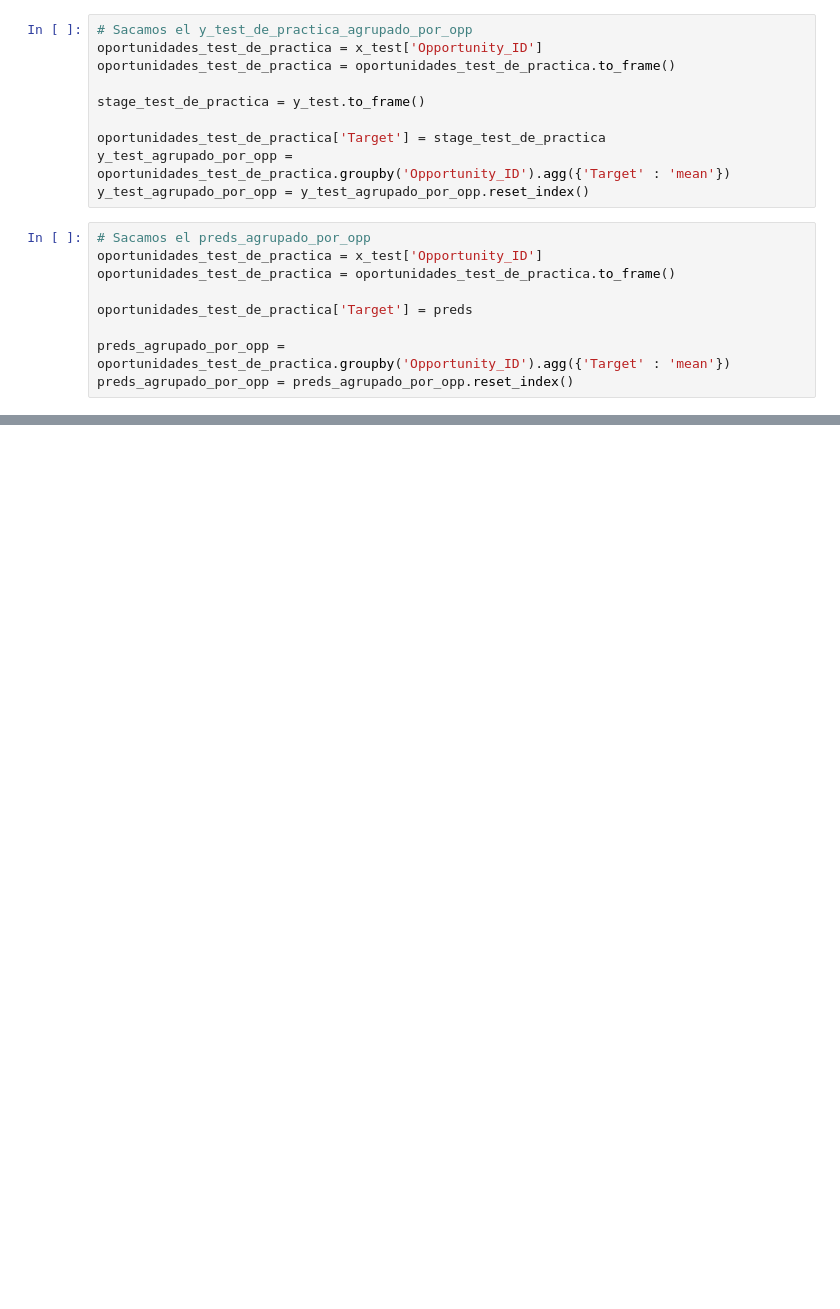
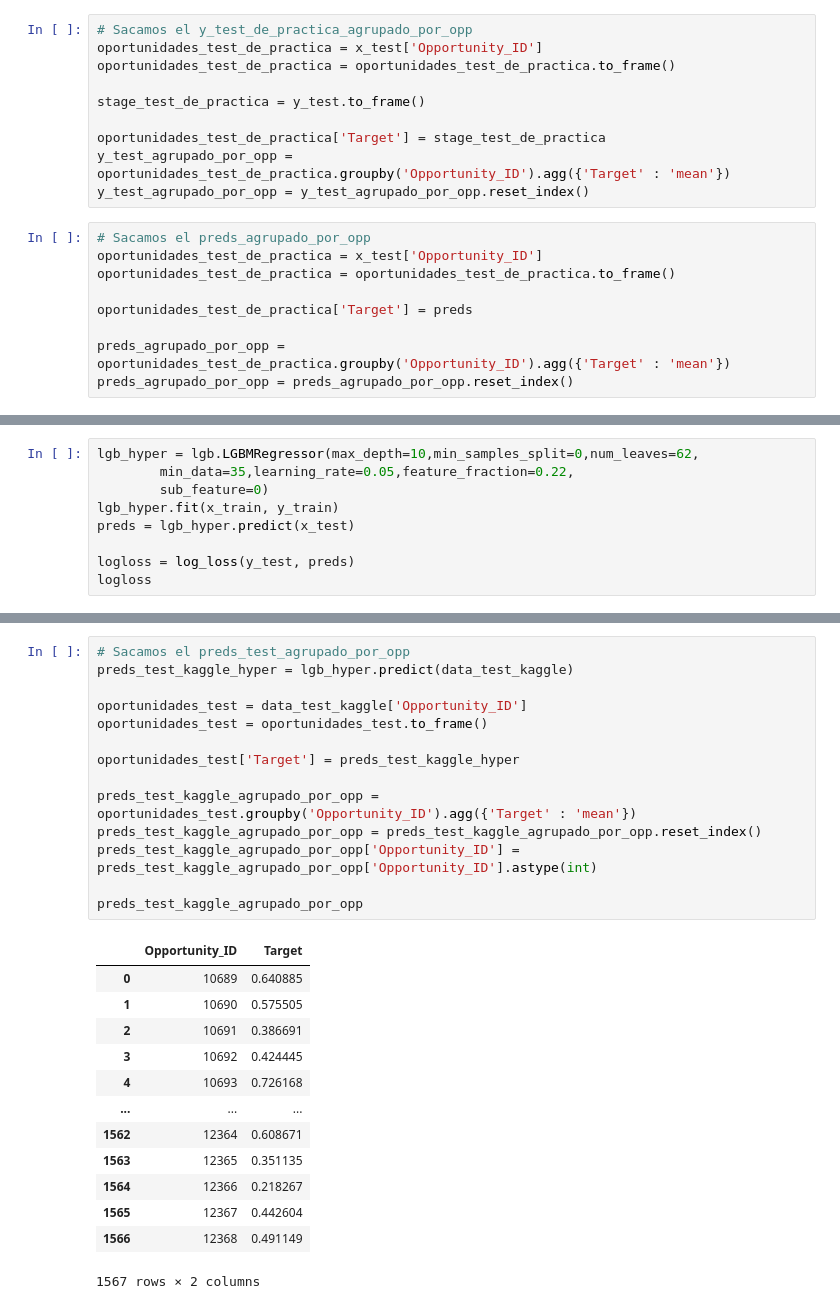
Before and after one commit to joaquinhojman/ArbolesDeDecision, a Jupyter notebook: ModeloLightGBM.ipynb, the cells around one changed output, grey strips where cells are left out. Drawn from its saved outputs; the diff is of its cells as text; blank space fills up the shorter version.

```diff
--- a/ModeloLightGBM.ipynb
+++ b/ModeloLightGBM.ipynb
@@ -148,0 +231,9 @@ files.download('preds_testlgbm.csv')
+# %%
+lgb_hyper = lgb.LGBMRegressor(max_depth=10,min_samples_split=0,num_leaves=62,
+        min_data=35,learning_rate=0.05,feature_fraction=0.22,
+        sub_feature=0)
+lgb_hyper.fit(x_train, y_train)
+preds = lgb_hyper.predict(x_test)
+
+logloss = log_loss(y_test, preds)
+logloss
@@ -148,0 +274,28 @@ files.download('preds_testlgbm.csv')
+# %%
+# Sacamos el preds_test_agrupado_por_opp
+preds_test_kaggle_hyper = lgb_hyper.predict(data_test_kaggle)
+
+oportunidades_test = data_test_kaggle['Opportunity_ID']
+oportunidades_test = oportunidades_test.to_frame()
+
+oportunidades_test['Target'] = preds_test_kaggle_hyper
+
+preds_test_kaggle_agrupado_por_opp = oportunidades_test.groupby('Opportunity_ID').agg({'Target' : 'mean'})
+preds_test_kaggle_agrupado_por_opp = preds_test_kaggle_agrupado_por_opp.reset_index()
+preds_test_kaggle_agrupado_por_opp['Opportunity_ID'] = preds_test_kaggle_agrupado_por_opp['Opportunity_ID'].astype(int)
+
+preds_test_kaggle_agrupado_por_opp
+# %% [output]
+|  | Opportunity_ID | Target |
+| 0 | 10689 | 0.640885 |
+| 1 | 10690 | 0.575505 |
+| 2 | 10691 | 0.386691 |
+| 3 | 10692 | 0.424445 |
+| 4 | 10693 | 0.726168 |
+| ... | ... | ... |
+| 1562 | 12364 | 0.608671 |
+| 1563 | 12365 | 0.351135 |
+| 1564 | 12366 | 0.218267 |
+| 1565 | 12367 | 0.442604 |
+| 1566 | 12368 | 0.491149 |
+1567 rows × 2 columns
```
Also changed, not shown: parts of 13 cells of this notebook.
